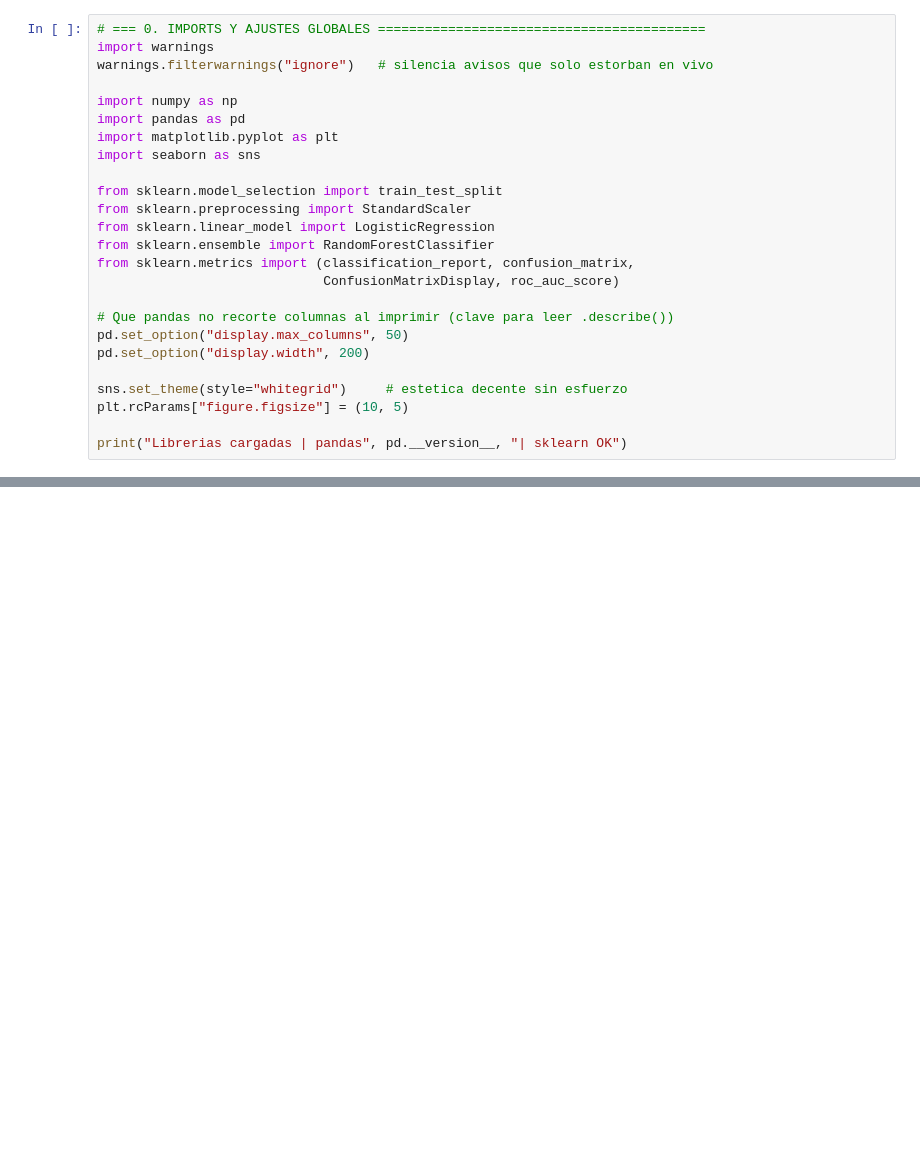
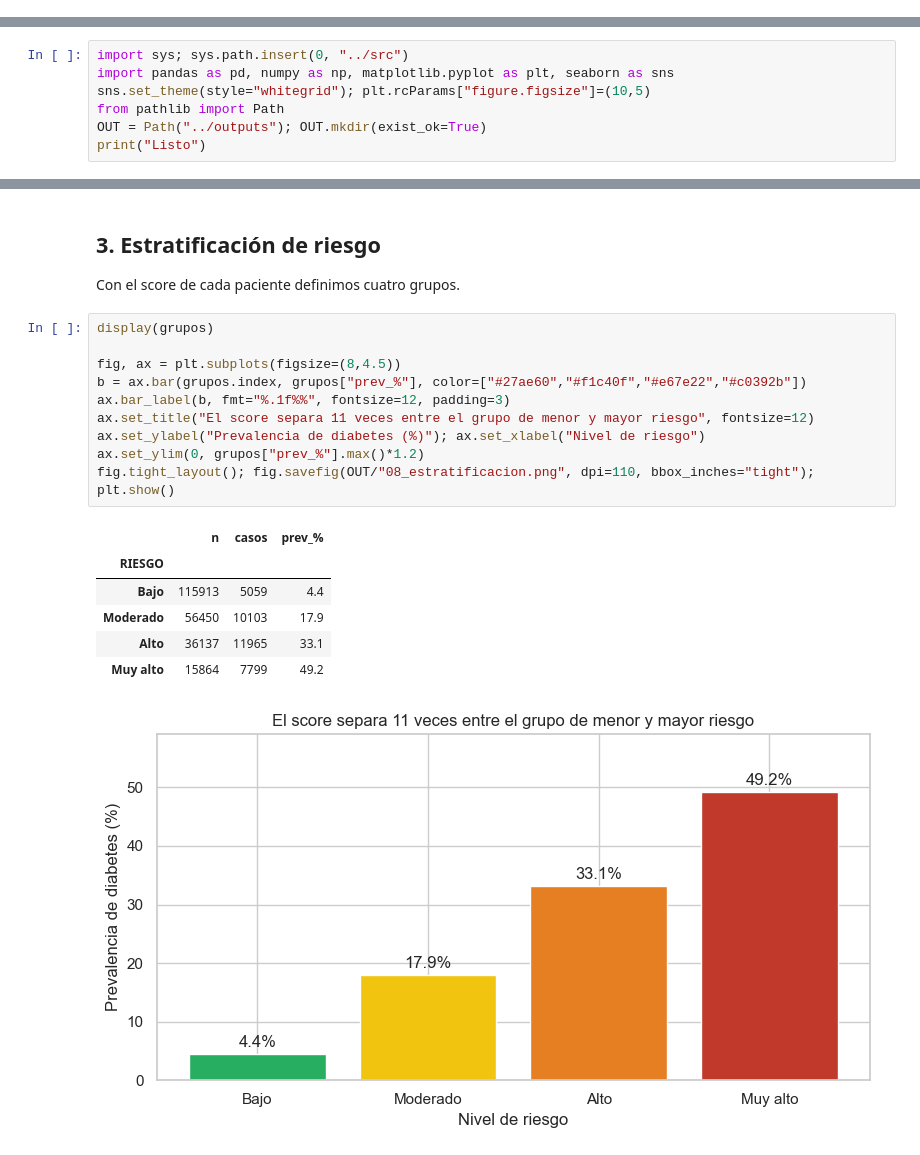
Before and after one commit to Cornelio-Guerra/datathon-meddata, a Jupyter notebook: notebooks/analisis_cornelio.ipynb, the cells around one changed output, grey strips where cells are left out. Saved outputs shown, nothing was run; the diff lists cells and outputs as text; blank space fills up the shorter version.

```diff
--- a/notebooks/analisis_cornelio.ipynb
+++ b/notebooks/analisis_cornelio.ipynb
@@ -10,25 +0,0 @@ Orden: cargar -> explorar -> limpiar -> modelar -> reportar -> **Hallazgos**.
-# %%
-# === 0. IMPORTS Y AJUSTES GLOBALES ==========================================
-import warnings
-warnings.filterwarnings("ignore")   # silencia avisos que solo estorban en vivo
-
-import numpy as np
-import pandas as pd
-import matplotlib.pyplot as plt
-import seaborn as sns
-
-from sklearn.model_selection import train_test_split
-from sklearn.preprocessing import StandardScaler
-from sklearn.linear_model import LogisticRegression
-from sklearn.ensemble import RandomForestClassifier
-from sklearn.metrics import (classification_report, confusion_matrix,
-                             ConfusionMatrixDisplay, roc_auc_score)
-
-# Que pandas no recorte columnas al imprimir (clave para leer .describe())
-pd.set_option("display.max_columns", 50)
-pd.set_option("display.width", 200)
-
-sns.set_theme(style="whitegrid")     # estetica decente sin esfuerzo
-plt.rcParams["figure.figsize"] = (10, 5)
-
-print("Librerias cargadas | pandas", pd.__version__, "| sklearn OK")
@@ -577,0 +21,7 @@ Graficas guardadas en: /Users/cornelio/Desktop/UTP/2026/Concursos/Medata/datatho
+# %%
+import sys; sys.path.insert(0, "../src")
+import pandas as pd, numpy as np, matplotlib.pyplot as plt, seaborn as sns
+sns.set_theme(style="whitegrid"); plt.rcParams["figure.figsize"]=(10,5)
+from pathlib import Path
+OUT = Path("../outputs"); OUT.mkdir(exist_ok=True)
+print("Listo")
@@ -577,0 +90,22 @@ Graficas guardadas en: /Users/cornelio/Desktop/UTP/2026/Concursos/Medata/datatho
+# %% [markdown]
+## 3. Estratificación de riesgo
+
+Con el score de cada paciente definimos cuatro grupos.
+# %%
+display(grupos)
+
+fig, ax = plt.subplots(figsize=(8,4.5))
+b = ax.bar(grupos.index, grupos["prev_%"], color=["#27ae60","#f1c40f","#e67e22","#c0392b"])
+ax.bar_label(b, fmt="%.1f%%", fontsize=12, padding=3)
+ax.set_title("El score separa 11 veces entre el grupo de menor y mayor riesgo", fontsize=12)
+ax.set_ylabel("Prevalencia de diabetes (%)"); ax.set_xlabel("Nivel de riesgo")
+ax.set_ylim(0, grupos["prev_%"].max()*1.2)
+fig.tight_layout(); fig.savefig(OUT/"08_estratificacion.png", dpi=110, bbox_inches="tight"); plt.show()
+# %% [output]
+|  | n | casos | prev_% |
+| RIESGO |  |  |  |
+| Bajo | 115913 | 5059 | 4.4 |
+| Moderado | 56450 | 10103 | 17.9 |
+| Alto | 36137 | 11965 | 33.1 |
+| Muy alto | 15864 | 7799 | 49.2 |
+[figure, added]
```
Also changed, not shown: parts of 44 cells of this notebook, 5 other files.
